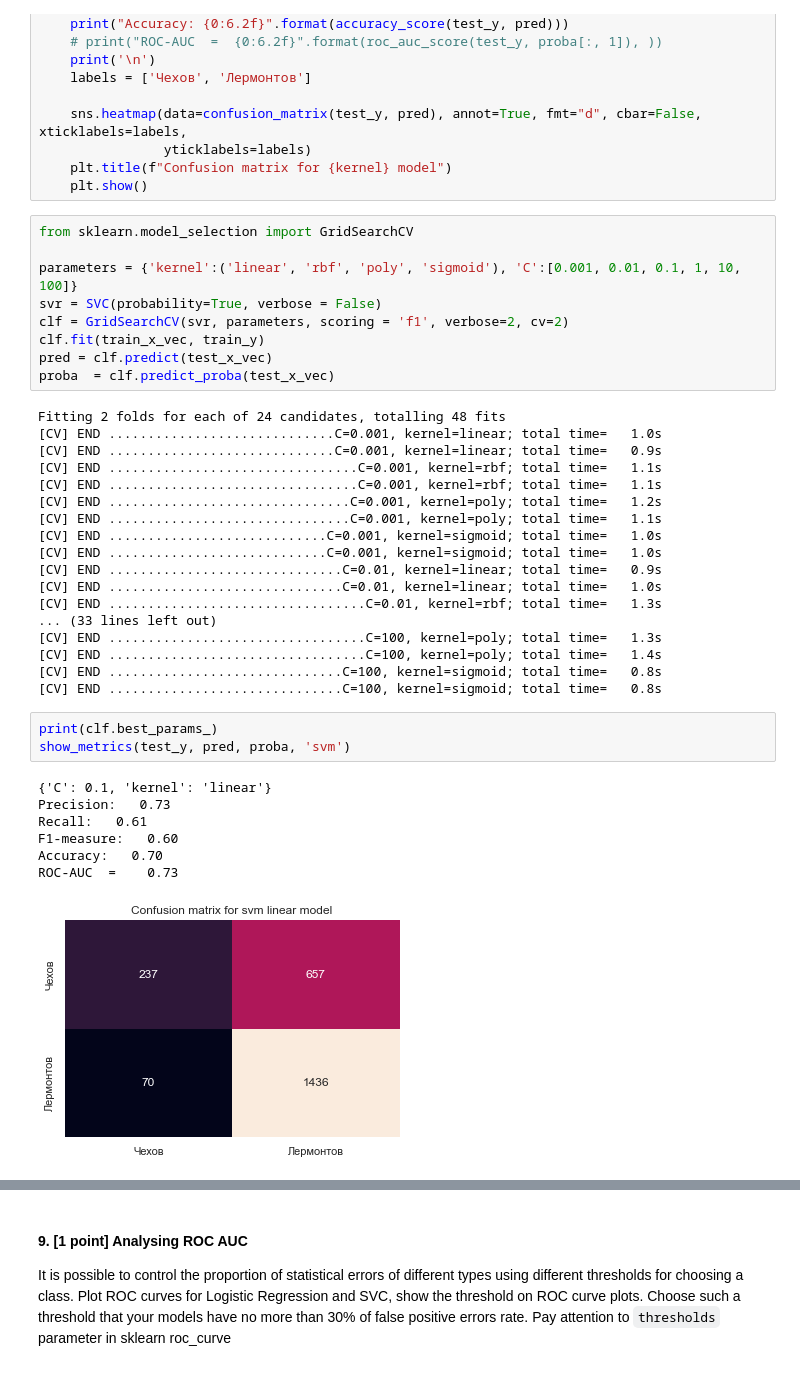
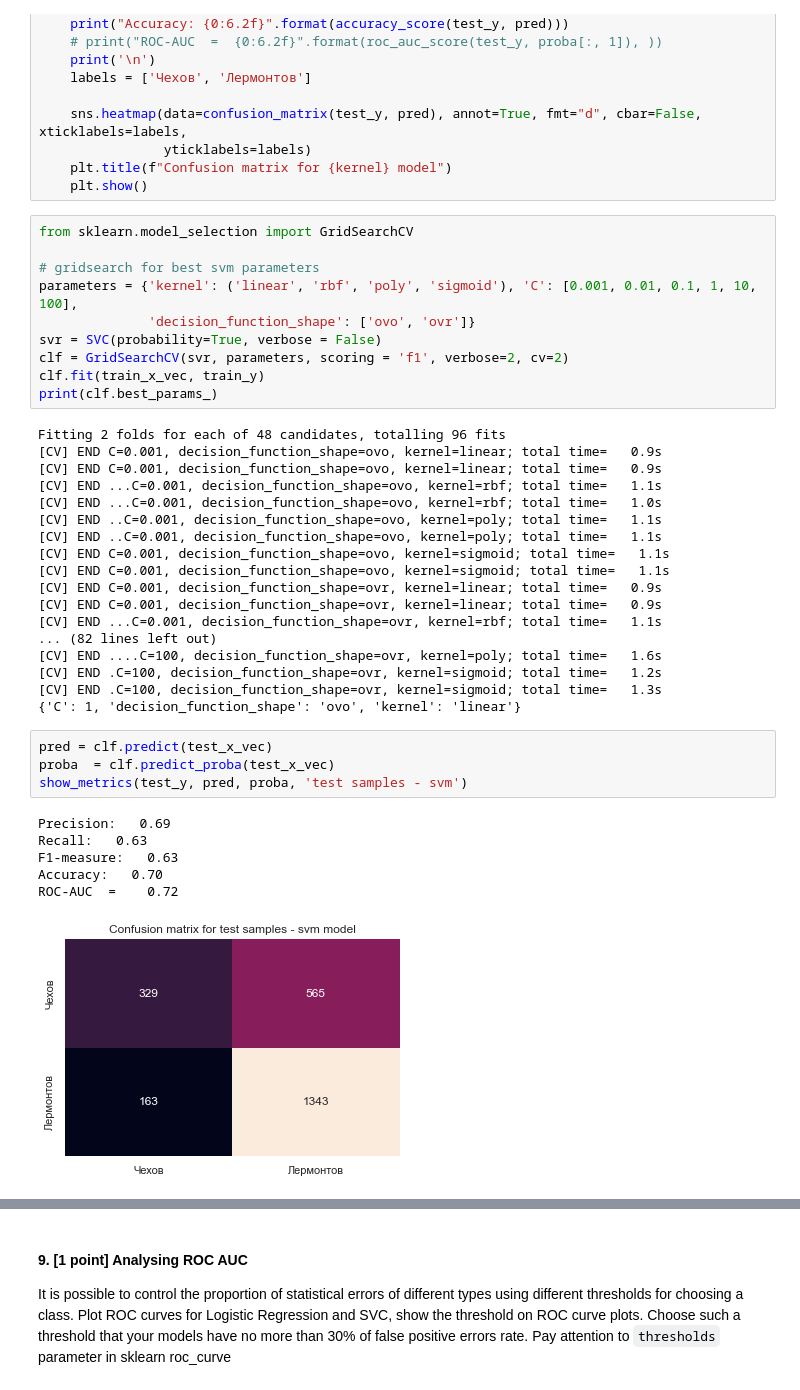
Before and after one commit to shmelzz/data_analysis, a Jupyter notebook: hw3/ml_hw3_Shelemekh_206.ipynb, the cells around one changed output, grey strips where cells are left out. Cells and saved outputs as stored; diff of their text form.

Commit message:
gridsearch for task8 done

```diff
--- a/hw3/ml_hw3_Shelemekh_206.ipynb
+++ b/hw3/ml_hw3_Shelemekh_206.ipynb
@@ -565,38 +563,39 @@ def show_metrics(test_y, pred, proba, kernel):
 # %%
 from sklearn.model_selection import GridSearchCV
 
-parameters = {'kernel':('linear', 'rbf', 'poly', 'sigmoid'), 'C':[0.001, 0.01, 0.1, 1, 10, 100]}
+# gridsearch for best svm parameters
+parameters = {'kernel': ('linear', 'rbf', 'poly', 'sigmoid'), 'C': [0.001, 0.01, 0.1, 1, 10, 100],
+              'decision_function_shape': ['ovo', 'ovr']}
 svr = SVC(probability=True, verbose = False)
 clf = GridSearchCV(svr, parameters, scoring = 'f1', verbose=2, cv=2)
 clf.fit(train_x_vec, train_y)
-pred = clf.predict(test_x_vec)
-proba  = clf.predict_proba(test_x_vec)
+print(clf.best_params_)
 # %% [output]
-Fitting 2 folds for each of 24 candidates, totalling 48 fits
-[CV] END .............................C=0.001, kernel=linear; total time=   1.0s
-[CV] END .............................C=0.001, kernel=linear; total time=   0.9s
-[CV] END ................................C=0.001, kernel=rbf; total time=   1.1s
-[CV] END ................................C=0.001, kernel=rbf; total time=   1.1s
-[CV] END ...............................C=0.001, kernel=poly; total time=   1.2s
-[CV] END ...............................C=0.001, kernel=poly; total time=   1.1s
-[CV] END ............................C=0.001, kernel=sigmoid; total time=   1.0s
-[CV] END ............................C=0.001, kernel=sigmoid; total time=   1.0s
-[CV] END ..............................C=0.01, kernel=linear; total time=   0.9s
-[CV] END ..............................C=0.01, kernel=linear; total time=   1.0s
-[CV] END .................................C=0.01, kernel=rbf; total time=   1.3s
-... (33 lines left out)
-[CV] END .................................C=100, kernel=poly; total time=   1.3s
-[CV] END .................................C=100, kernel=poly; total time=   1.4s
-[CV] END ..............................C=100, kernel=sigmoid; total time=   0.8s
-[CV] END ..............................C=100, kernel=sigmoid; total time=   0.8s
+Fitting 2 folds for each of 48 candidates, totalling 96 fits
+[CV] END C=0.001, decision_function_shape=ovo, kernel=linear; total time=   0.9s
+[CV] END C=0.001, decision_function_shape=ovo, kernel=linear; total time=   0.9s
+[CV] END ...C=0.001, decision_function_shape=ovo, kernel=rbf; total time=   1.1s
+[CV] END ...C=0.001, decision_function_shape=ovo, kernel=rbf; total time=   1.0s
+[CV] END ..C=0.001, decision_function_shape=ovo, kernel=poly; total time=   1.1s
+[CV] END ..C=0.001, decision_function_shape=ovo, kernel=poly; total time=   1.1s
+[CV] END C=0.001, decision_function_shape=ovo, kernel=sigmoid; total time=   1.1s
+[CV] END C=0.001, decision_function_shape=ovo, kernel=sigmoid; total time=   1.1s
+[CV] END C=0.001, decision_function_shape=ovr, kernel=linear; total time=   0.9s
+[CV] END C=0.001, decision_function_shape=ovr, kernel=linear; total time=   0.9s
+[CV] END ...C=0.001, decision_function_shape=ovr, kernel=rbf; total time=   1.1s
+... (82 lines left out)
+[CV] END ....C=100, decision_function_shape=ovr, kernel=poly; total time=   1.6s
+[CV] END .C=100, decision_function_shape=ovr, kernel=sigmoid; total time=   1.2s
+[CV] END .C=100, decision_function_shape=ovr, kernel=sigmoid; total time=   1.3s
+{'C': 1, 'decision_function_shape': 'ovo', 'kernel': 'linear'}
 # %%
-print(clf.best_params_)
-show_metrics(test_y, pred, proba, 'svm')
+pred = clf.predict(test_x_vec)
+proba  = clf.predict_proba(test_x_vec)
+show_metrics(test_y, pred, proba, 'test samples - svm')
 # %% [output]
-{'C': 0.1, 'kernel': 'linear'}
-Precision:   0.73
-Recall:   0.61
-F1-measure:   0.60
+Precision:   0.69
+Recall:   0.63
+F1-measure:   0.63
 Accuracy:   0.70
-ROC-AUC  =    0.73
+ROC-AUC  =    0.72
-[figure, old version]
+[figure, new version]
```
Also changed, not shown: parts of 16 cells of this notebook.
